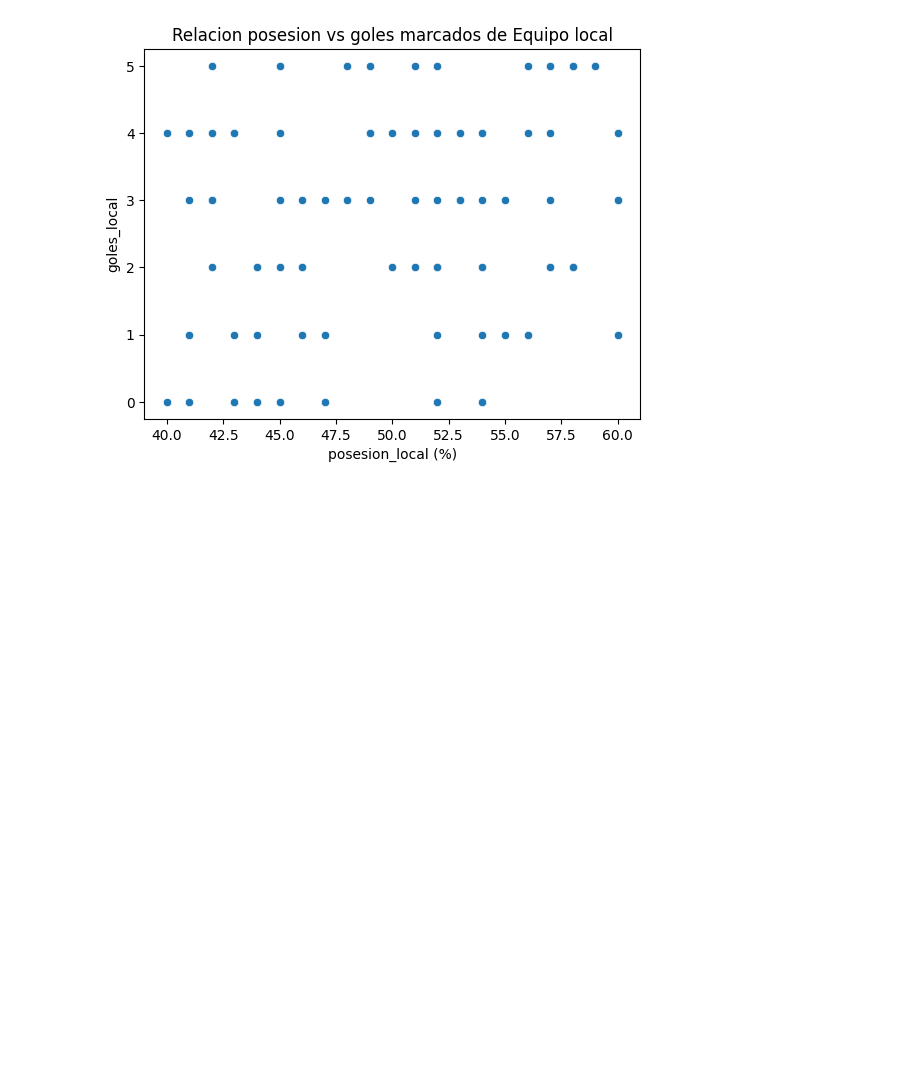
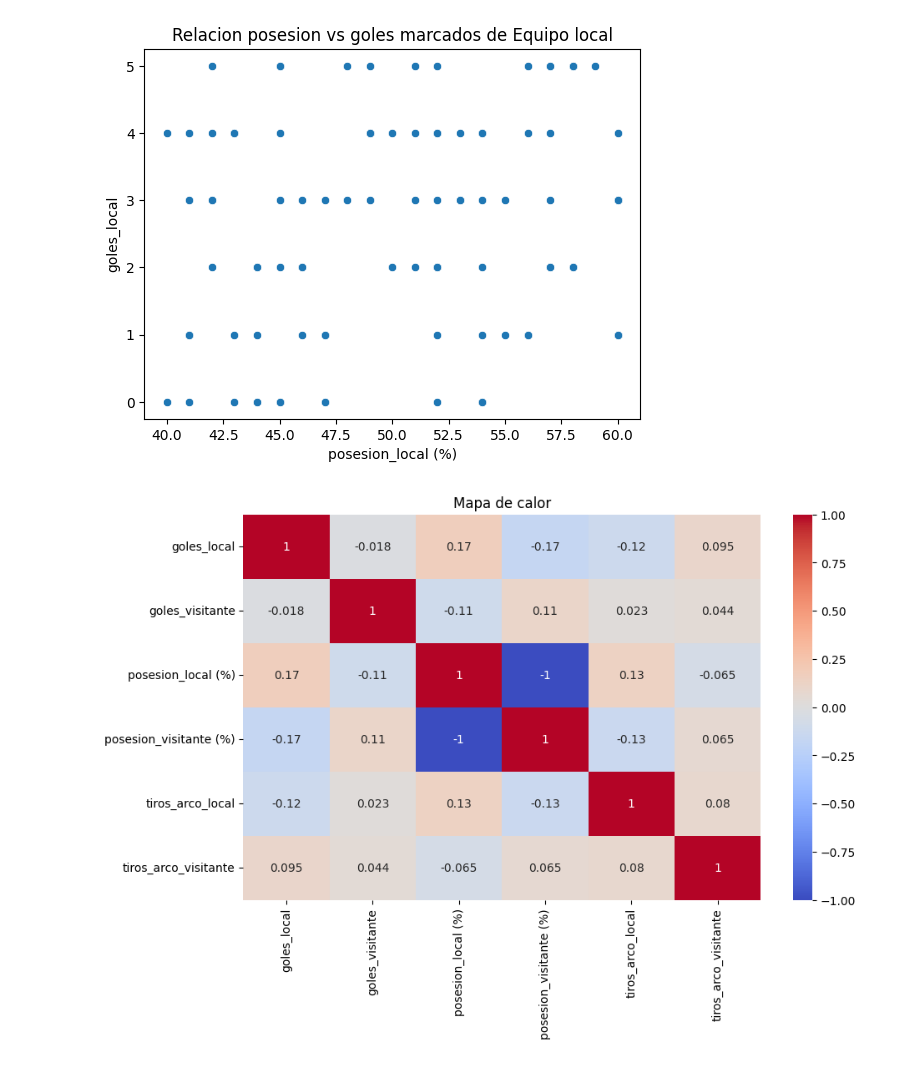
Before and after one commit to Facundorios/ML, a Jupyter notebook: 03_exploracion_datos.ipynb, the cells around one changed output. Drawn from its saved outputs; the diff is of its cells as text; code cells hidden in the pictures; blank space fills up the shorter version.

```diff
--- a/03_exploracion_datos.ipynb
+++ b/03_exploracion_datos.ipynb
@@ -65,3 +65,26 @@ plt.title("Relacion posesion vs goles marcados de Equipo local")
 # %% [output]
 Text(0.5, 1.0, 'Relacion posesion vs goles marcados de Equipo local')
 [figure]
+# %%
+# Mapa de calor:
+
+plt.figure(figsize=(10, 6))
+sns.heatmap(
+    df[
+        [
+            "goles_local",
+            "goles_visitante",
+            "posesion_local (%)",
+            "posesion_visitante (%)",
+            "tiros_arco_local",
+            "tiros_arco_visitante",
+        ]
+    ].corr(),
+    annot=True,
+    cmap="coolwarm",
+)
+
+plt.title("Mapa de calor")
+plt.show()
+# %% [output]
+[figure, added]
```
